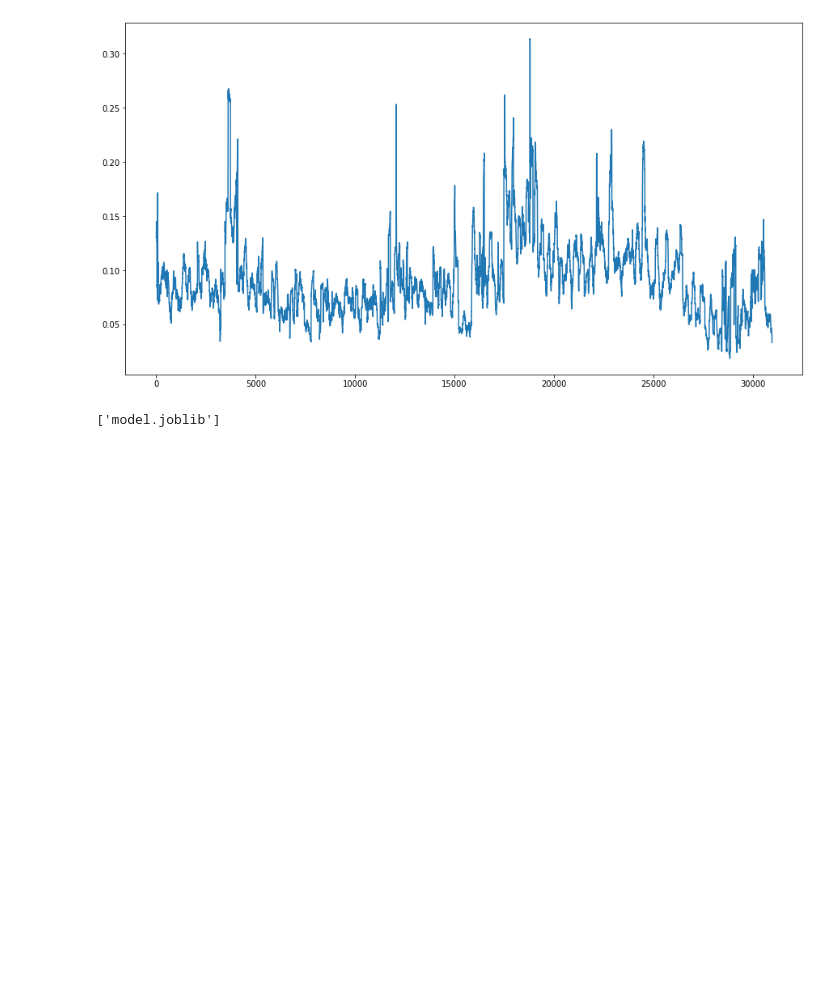
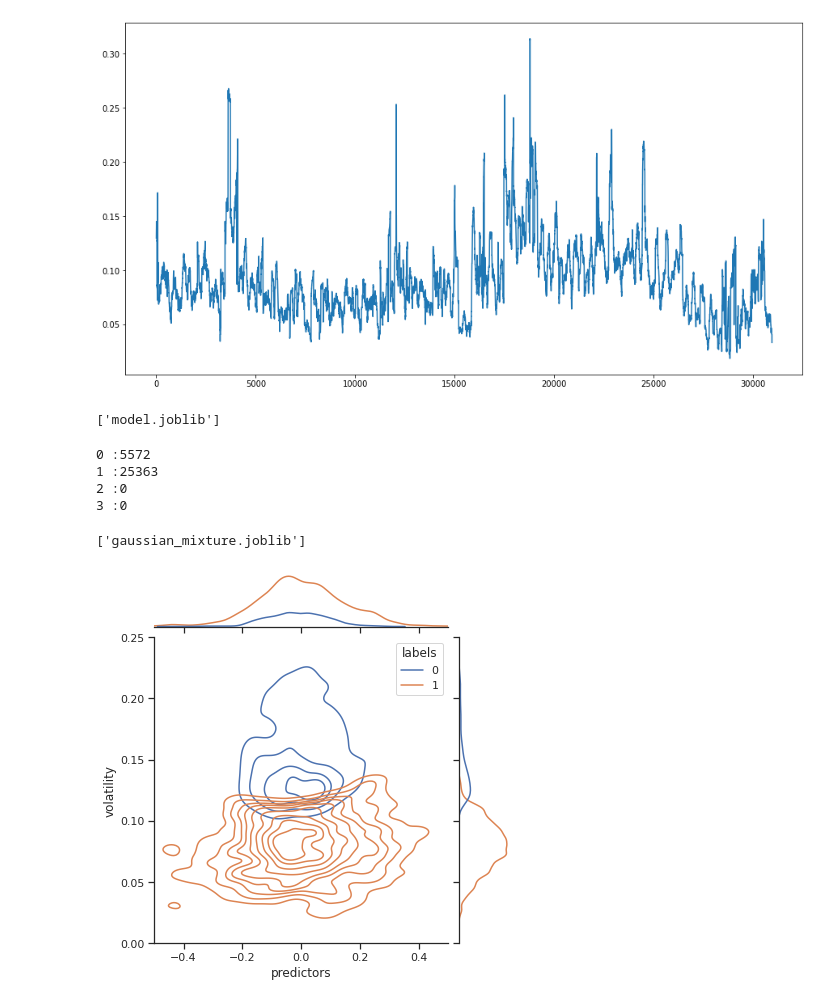
Before and after one commit to abefarkas/Thalassa_Regime_Classifier, a Jupyter notebook: notebooks/Sarah_FIPM_new_data-model-flow.ipynb, the cells around one changed output. Cells and saved outputs as stored; diff of their text form; code cells hidden in the pictures; blank space fills up the shorter version.

Commit message:
PCA+Gaussian implementation & Work on front-end

```diff
--- a/notebooks/Sarah_FIPM_new_data-model-flow.ipynb
+++ b/notebooks/Sarah_FIPM_new_data-model-flow.ipynb
@@ -162,12 +162,12 @@ from sklearn.decomposition import PCA
 
 lag=30
 new_y = pd.concat((
-        y_train,
-        y_train.shift(lag).rename(columns={'realized_volatility':'lag_y'}),
-        X_train['spread'].shift(lag),
-        X_train['spread_sq'].shift(lag),
-        X_train['BBAOFI'].shift(lag),
-        X_train['FDOFI'].shift(lag),
+        y,
+        y.shift(lag).rename(columns={'realized_volatility':'lag_y'}),
+        X['spread'].shift(lag),
+        X['spread_sq'].shift(lag),
+        X['BBAOFI'].shift(lag),
+        X['FDOFI'].shift(lag),
         ), axis=1).dropna()
 
 
@@ -188,3 +188,26 @@ print('3 :'+str(np.sum(labels==3)))
 
 new_y2 = pd.concat((new_y,pd.DataFrame({'labels':labels, 'probs':probs})), axis=1).dropna()
 new_y2
+
+joblib.dump(pca,'pca.joblib')
+joblib.dump(gm,'gaussian_mixture.joblib')
+# %% [output]
+0 :5572
+1 :25363
+2 :0
+3 :0
+['gaussian_mixture.joblib']
+# %%
+import seaborn as sns
+sns.set_theme(style="ticks")
+
+# Show the joint distribution using kernel density estimation
+g = sns.jointplot(
+    data=new_y2,
+    x="predictors", y="volatility", hue='labels',
+    xlim=[-.5,.5],
+    ylim=[0,.25],
+    kind="kde",
+)
+# %% [output]
+[figure, added]
```
Also changed, not shown: parts of 1 cell of this notebook, 5 other files.
